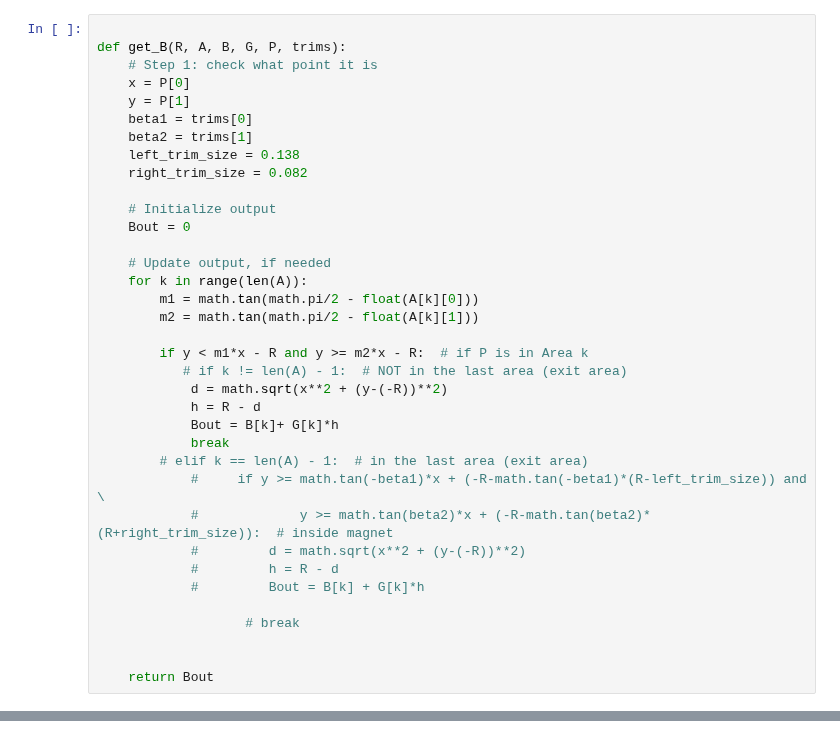
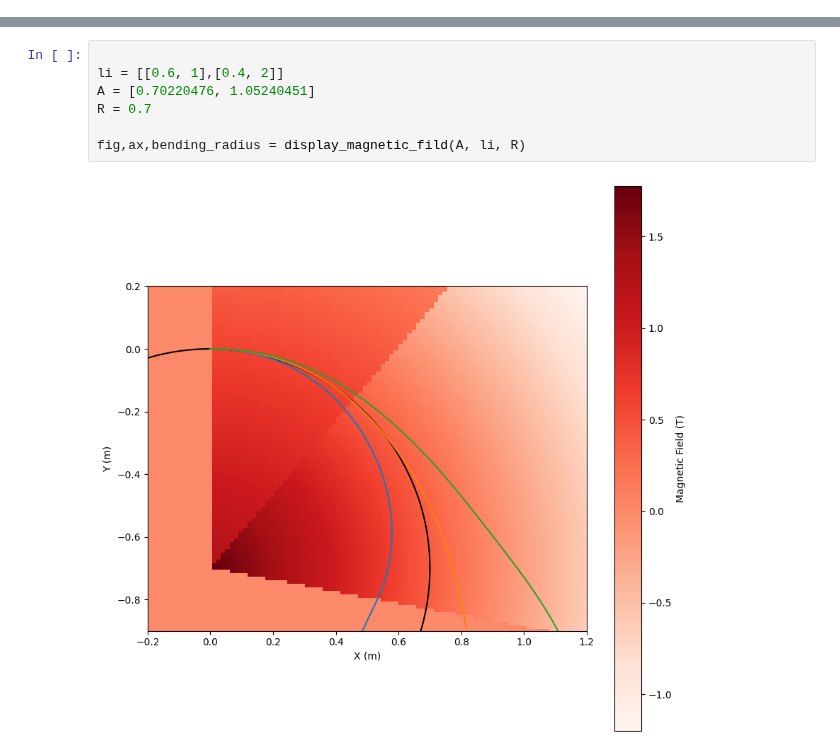
Before and after one commit to juliehinge/cern_gui, a Jupyter notebook: dev.ipynb, the cells around one changed output, grey strips where cells are left out. Cells and saved outputs as stored; diff of their text form.

```diff
--- a/dev.ipynb
+++ b/dev.ipynb
@@ -140,36 +29,0 @@ except KeyError:
-# %%
-
-def get_B(R, A, B, G, P, trims):
-    # Step 1: check what point it is
-    x = P[0]
-    y = P[1]
-    beta1 = trims[0]
-    beta2 = trims[1]
-    left_trim_size = 0.138
-    right_trim_size = 0.082
-
-    # Initialize output
-    Bout = 0
-
-    # Update output, if needed
-    for k in range(len(A)):
-        m1 = math.tan(math.pi/2 - float(A[k][0]))
-        m2 = math.tan(math.pi/2 - float(A[k][1]))
-
-        if y < m1*x - R and y >= m2*x - R:  # if P is in Area k
-           # if k != len(A) - 1:  # NOT in the last area (exit area)
-            d = math.sqrt(x**2 + (y-(-R))**2)
-            h = R - d
-            Bout = B[k]+ G[k]*h
-            break
-        # elif k == len(A) - 1:  # in the last area (exit area)
-            #     if y >= math.tan(-beta1)*x + (-R-math.tan(-beta1)*(R-left_trim_size)) and \
-            #             y >= math.tan(beta2)*x + (-R-math.tan(beta2)*(R+right_trim_size)):  # inside magnet
-            #         d = math.sqrt(x**2 + (y-(-R))**2)
-            #         h = R - d
-            #         Bout = B[k] + G[k]*h
-
-                   # break
-
-
-    return Bout
@@ -814,0 +201,9 @@ plt.scatter(X,Y)
+# %%
+
+li = [[0.6, 1],[0.4, 2]]
+A = [0.70220476, 1.05240451]
+R = 0.7
+
+fig,ax,bending_radius = display_magnetic_fild(A, li, R)
+# %% [output]
+[figure, added]
```
Also changed, not shown: parts of 22 cells of this notebook, 15 other files.
